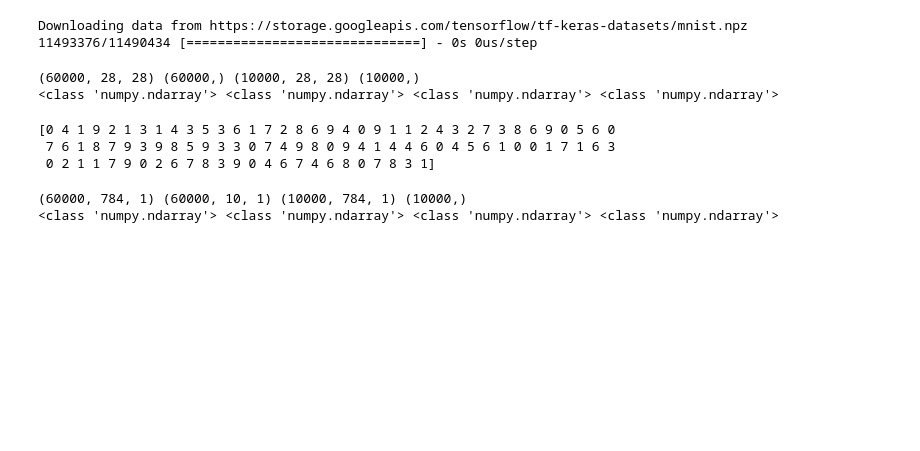
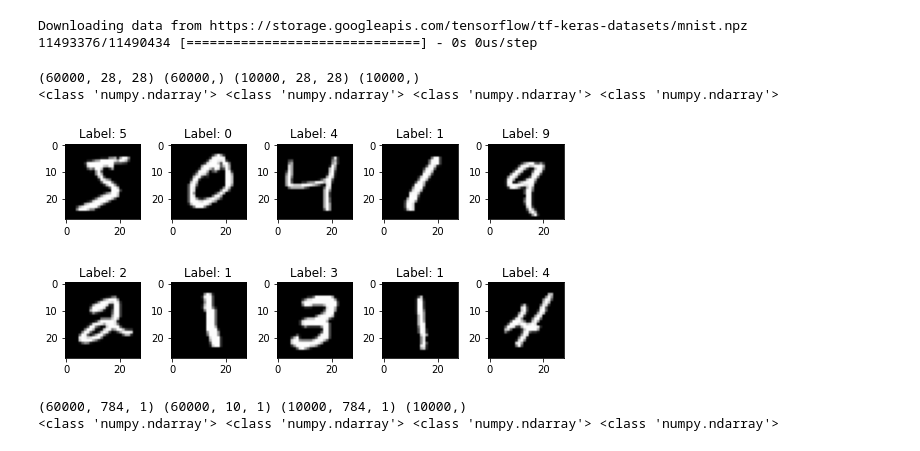
Before and after one commit to Clalva02/TFG, a Jupyter notebook: TFG_RedNeuronalPropia.ipynb, the cells around one changed output. Cells and saved outputs as stored; diff of their text form; code cells hidden in the pictures; blank space fills up the shorter version.

```diff
--- a/TFG_RedNeuronalPropia.ipynb
+++ b/TFG_RedNeuronalPropia.ipynb
@@ -28,12 +29,20 @@ print(type(X_train),type(Y_train),type(X_test),type(Y_test))
 # %% [output]
 (60000, 28, 28) (60000,) (10000, 28, 28) (10000,)
 <class 'numpy.ndarray'> <class 'numpy.ndarray'> <class 'numpy.ndarray'> <class 'numpy.ndarray'>
-# %%
-print(Y_train[1:100])
-# %% [output]
-[0 4 1 9 2 1 3 1 4 3 5 3 6 1 7 2 8 6 9 4 0 9 1 1 2 4 3 2 7 3 8 6 9 0 5 6 0
- 7 6 1 8 7 9 3 9 8 5 9 3 3 0 7 4 9 8 0 9 4 1 4 4 6 0 4 5 6 1 0 0 1 7 1 6 3
- 0 2 1 1 7 9 0 2 6 7 8 3 9 0 4 6 7 4 6 8 0 7 8 3 1]
+# %%
+num_row = 2
+num_col = 5
+num = 10
+# plot images
+fig, axes = plt.subplots(num_row, num_col, figsize=(1.5*num_col,2*num_row))
+for i in range(num):
+    ax = axes[i//num_col, i%num_col]
+    ax.imshow(X_train[i], cmap='gray')
+    ax.set_title('Label: {}'.format(Y_train[i]))
+plt.tight_layout()
+plt.show()
+# %% [output]
+[figure, added]
 # %%
 def vectorized_result(j):
   e = np.zeros((10, 1))
```
Also changed, not shown: parts of 1 cell of this notebook.
